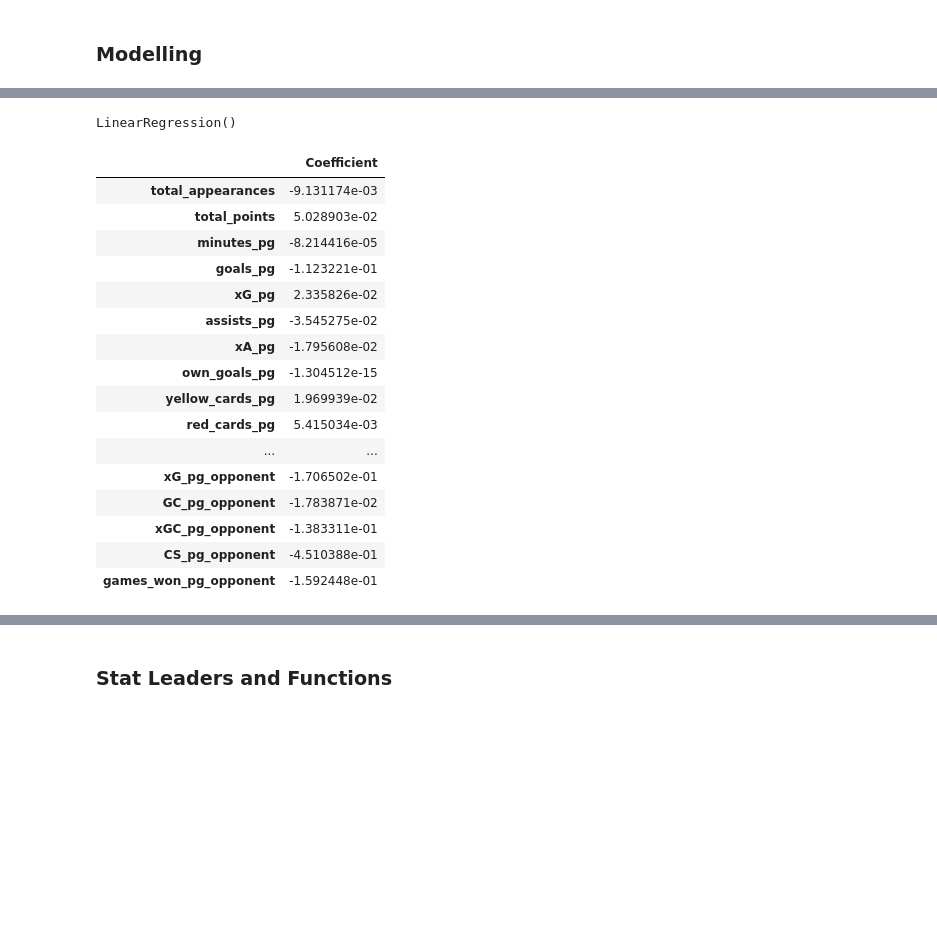
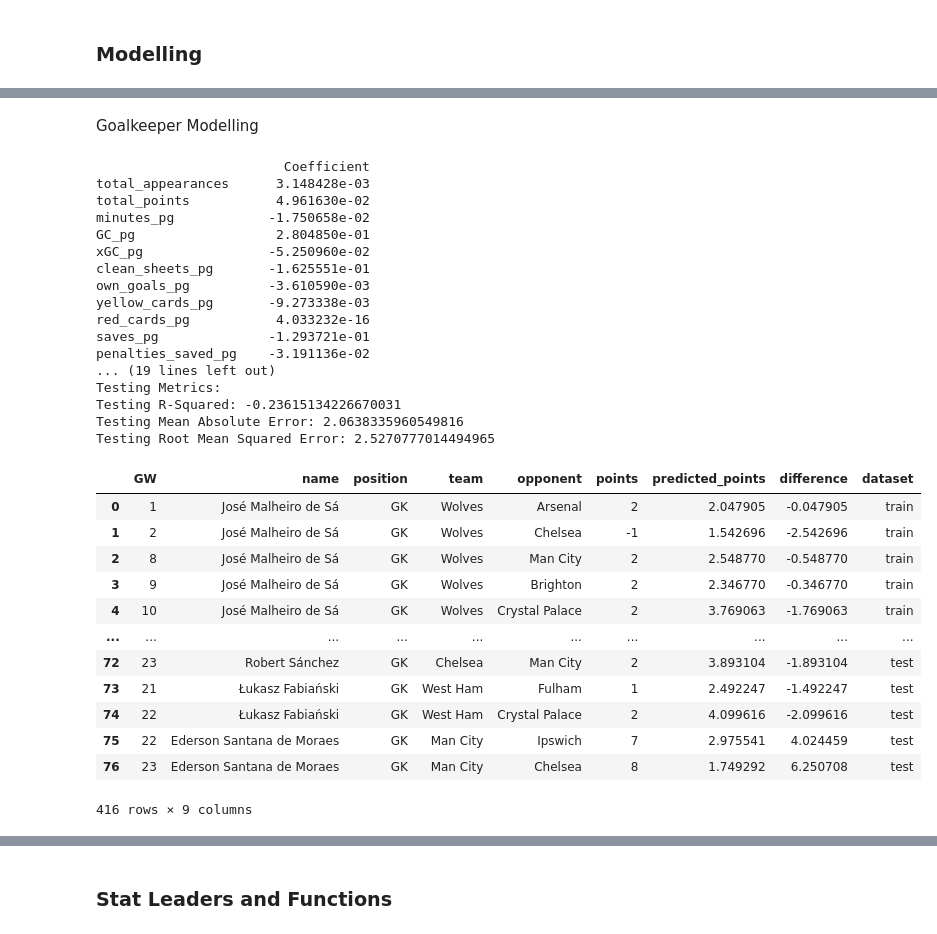
Before and after one commit to mattfurey1/fpl_points_predictor, a Jupyter notebook: project.ipynb, the cells around one changed output, grey strips where cells are left out. Cells and saved outputs as stored; diff of their text form; code cells hidden in the pictures; blank space fills up the shorter version.

```diff
--- a/project.ipynb
+++ b/project.ipynb
@@ -632,28 +593,0 @@ X_test_scaled_fwd = scaler_fit.transform(X_test_fwd)
-# %%
-# fit the model
-linear_regression = LinearRegression()
-linear_regression.fit(X_train_scaled_fwd, y_train_fwd)
-# %% [output]
-LinearRegression()
-# %%
-# show the coefficients of the model
-fwd_coefficients = pd.DataFrame(data=linear_regression.coef_, index=X_train_fwd.columns, columns=['Coefficient'])
-fwd_coefficients
-# %% [output]
-|  | Coefficient |
-| total_appearances | -9.131174e-03 |
-| total_points | 5.028903e-02 |
-| minutes_pg | -8.214416e-05 |
-| goals_pg | -1.123221e-01 |
-| xG_pg | 2.335826e-02 |
-| assists_pg | -3.545275e-02 |
-| xA_pg | -1.795608e-02 |
-| own_goals_pg | -1.304512e-15 |
-| yellow_cards_pg | 1.969939e-02 |
-| red_cards_pg | 5.415034e-03 |
-| ... | ... |
-| xG_pg_opponent | -1.706502e-01 |
-| GC_pg_opponent | -1.783871e-02 |
-| xGC_pg_opponent | -1.383311e-01 |
-| CS_pg_opponent | -4.510388e-01 |
-| games_won_pg_opponent | -1.592448e-01 |
@@ -663,0 +657,36 @@ y_pred_test_fwd = linear_regression.predict(X_test_scaled_fwd)
+# %% [markdown]
+Goalkeeper Modelling
+# %%
+gk_model_df = linear_regression_modelling(df_gk_train, df_gk_test)
+gk_model_df
+# %% [output]
+                        Coefficient
+total_appearances      3.148428e-03
+total_points           4.961630e-02
+minutes_pg            -1.750658e-02
+GC_pg                  2.804850e-01
+xGC_pg                -5.250960e-02
+clean_sheets_pg       -1.625551e-01
+own_goals_pg          -3.610590e-03
+yellow_cards_pg       -9.273338e-03
+red_cards_pg           4.033232e-16
+saves_pg              -1.293721e-01
+penalties_saved_pg    -3.191136e-02
+... (19 lines left out)
+Testing Metrics:
+Testing R-Squared: -0.23615134226670031
+Testing Mean Absolute Error: 2.0638335960549816
+Testing Root Mean Squared Error: 2.5270777014494965
+|  | GW | name | position | team | opponent | points | predicted_points | difference | dataset |
+| 0 | 1 | José Malheiro de Sá | GK | Wolves | Arsenal | 2 | 2.047905 | -0.047905 | train |
+| 1 | 2 | José Malheiro de Sá | GK | Wolves | Chelsea | -1 | 1.542696 | -2.542696 | train |
+| 2 | 8 | José Malheiro de Sá | GK | Wolves | Man City | 2 | 2.548770 | -0.548770 | train |
+| 3 | 9 | José Malheiro de Sá | GK | Wolves | Brighton | 2 | 2.346770 | -0.346770 | train |
+| 4 | 10 | José Malheiro de Sá | GK | Wolves | Crystal Palace | 2 | 3.769063 | -1.769063 | train |
+| ... | ... | ... | ... | ... | ... | ... | ... | ... | ... |
+| 72 | 23 | Robert Sánchez | GK | Chelsea | Man City | 2 | 3.893104 | -1.893104 | test |
+| 73 | 21 | Łukasz Fabiański | GK | West Ham | Fulham | 1 | 2.492247 | -1.492247 | test |
+| 74 | 22 | Łukasz Fabiański | GK | West Ham | Crystal Palace | 2 | 4.099616 | -2.099616 | test |
+| 75 | 22 | Ederson Santana de Moraes | GK | Man City | Ipswich | 7 | 2.975541 | 4.024459 | test |
+| 76 | 23 | Ederson Santana de Moraes | GK | Man City | Chelsea | 8 | 1.749292 | 6.250708 | test |
+416 rows × 9 columns
```
Also changed, not shown: parts of 27 cells of this notebook.
